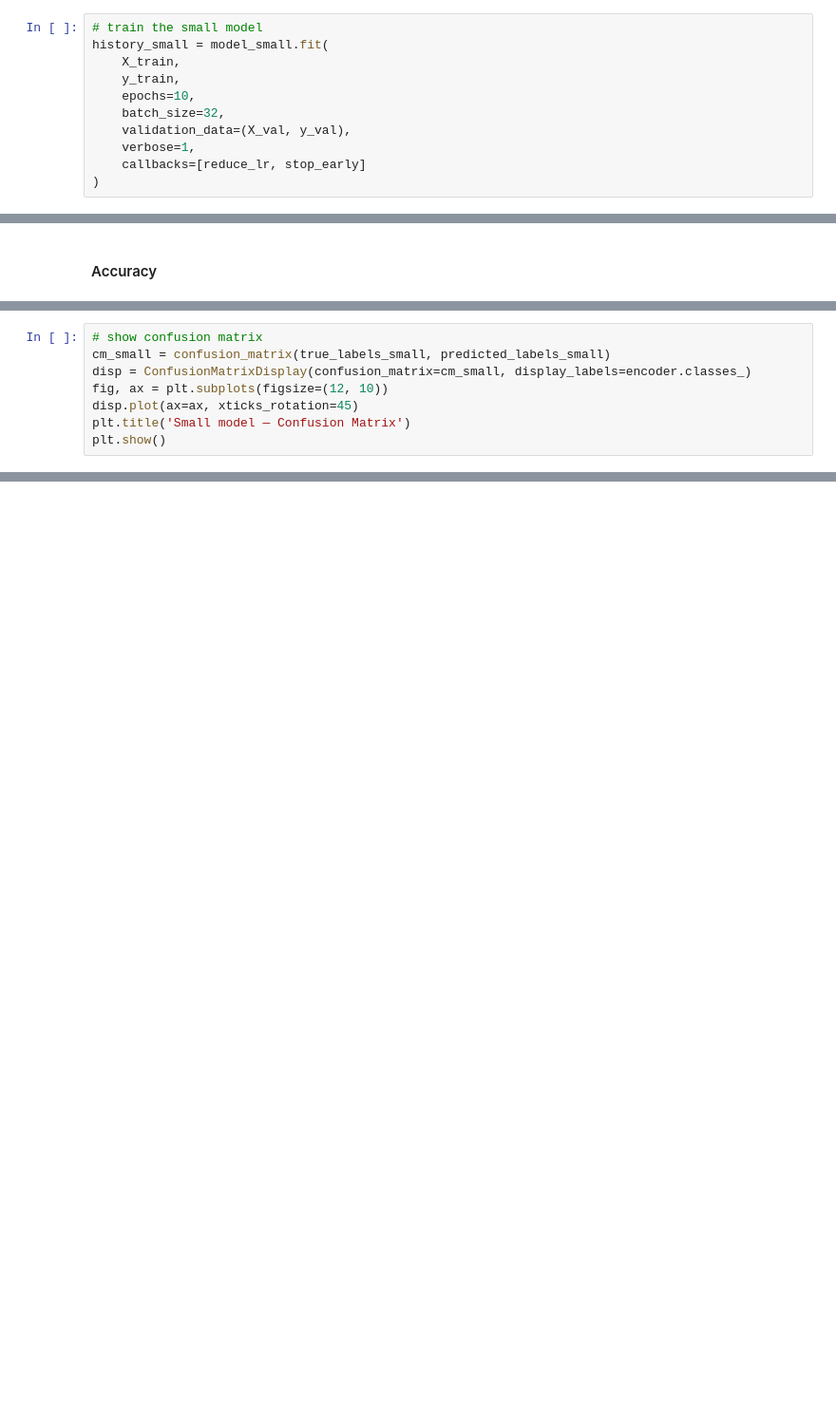
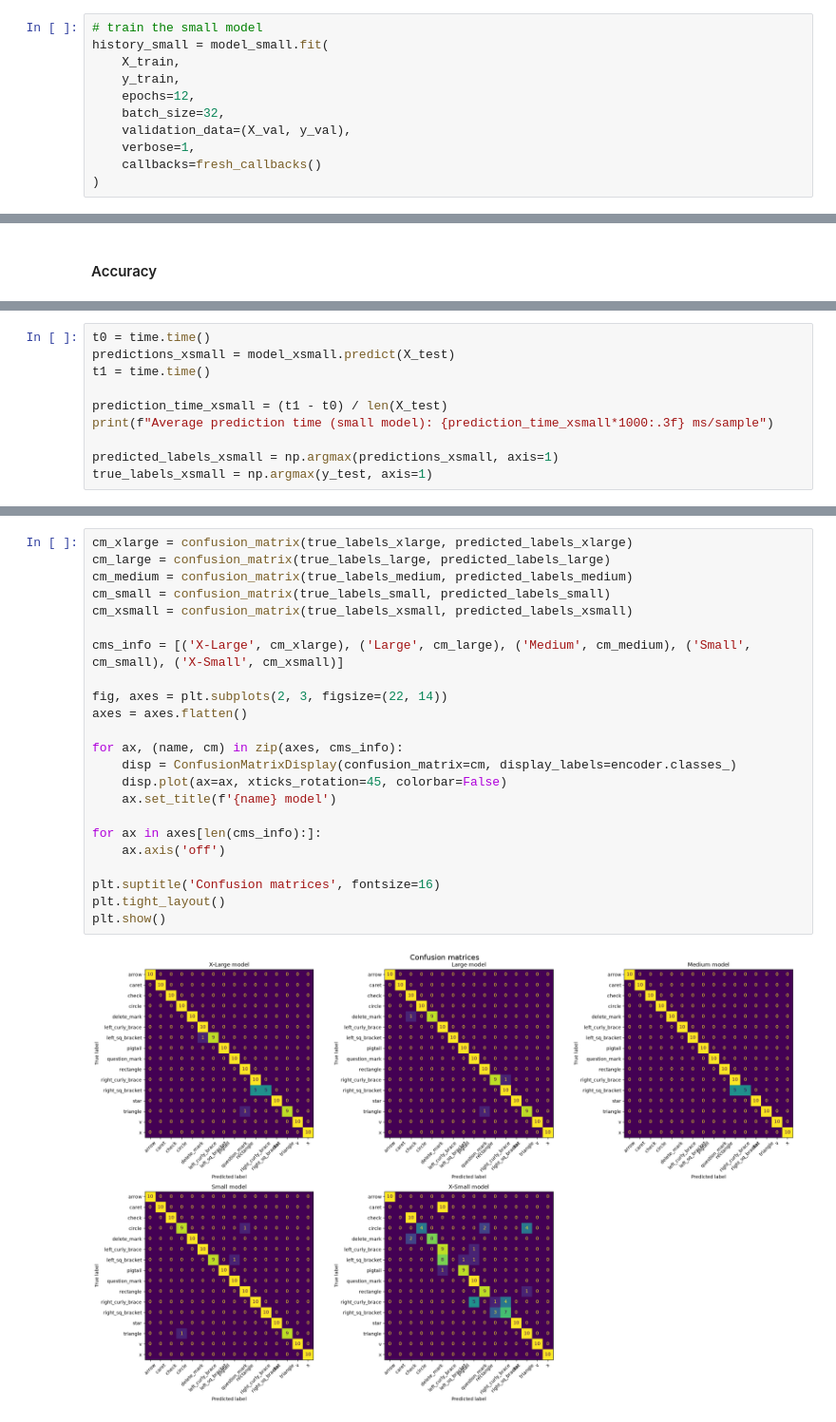
Before and after one commit to ITT-26/assignment-06-gesture-recognition-martinarobyculasso, a Jupyter notebook: task_2/unistroke_gestures.ipynb, the cells around one changed output, grey strips where cells are left out. Shown at 95% size. Drawn from its saved outputs; the diff is of its cells as text; blank space fills up the shorter version.

```diff
--- a/task_2/unistroke_gestures.ipynb
+++ b/task_2/unistroke_gestures.ipynb
@@ -353,10 +437,10 @@ Epoch 3/10
 history_small = model_small.fit(
     X_train,
     y_train,
-    epochs=10,
+    epochs=12,
     batch_size=32,
     validation_data=(X_val, y_val),
     verbose=1,
-    callbacks=[reduce_lr, stop_early]
+    callbacks=fresh_callbacks()
 )
 # %% [output]
@@ -562,8 +619,0 @@ Test accuracy (small model): 0.5625
-# %%
-# show confusion matrix
-cm_small = confusion_matrix(true_labels_small, predicted_labels_small)
-disp = ConfusionMatrixDisplay(confusion_matrix=cm_small, display_labels=encoder.classes_)
-fig, ax = plt.subplots(figsize=(12, 10))
-disp.plot(ax=ax, xticks_rotation=45)
-plt.title('Small model — Confusion Matrix')
-plt.show()
@@ -571,0 +624,10 @@ plt.show()
+# %%
+t0 = time.time()
+predictions_xsmall = model_xsmall.predict(X_test)
+t1 = time.time()
+
+prediction_time_xsmall = (t1 - t0) / len(X_test)
+print(f"Average prediction time (small model): {prediction_time_xsmall*1000:.3f} ms/sample")
+
+predicted_labels_xsmall = np.argmax(predictions_xsmall, axis=1)
+true_labels_xsmall = np.argmax(y_test, axis=1)
@@ -572 +663,26 @@ plt.show()
+# %%
+cm_xlarge = confusion_matrix(true_labels_xlarge, predicted_labels_xlarge)
+cm_large = confusion_matrix(true_labels_large, predicted_labels_large)
+cm_medium = confusion_matrix(true_labels_medium, predicted_labels_medium)
+cm_small = confusion_matrix(true_labels_small, predicted_labels_small)
+cm_xsmall = confusion_matrix(true_labels_xsmall, predicted_labels_xsmall)
+
+cms_info = [('X-Large', cm_xlarge), ('Large', cm_large), ('Medium', cm_medium), ('Small', cm_small), ('X-Small', cm_xsmall)]
+
+fig, axes = plt.subplots(2, 3, figsize=(22, 14))
+axes = axes.flatten()
+
+for ax, (name, cm) in zip(axes, cms_info):
+    disp = ConfusionMatrixDisplay(confusion_matrix=cm, display_labels=encoder.classes_)
+    disp.plot(ax=ax, xticks_rotation=45, colorbar=False)
+    ax.set_title(f'{name} model')
+
+for ax in axes[len(cms_info):]:
+    ax.axis('off')
+
+plt.suptitle('Confusion matrices', fontsize=16)
+plt.tight_layout()
+plt.show()
+# %% [output]
+[figure, added]
 # %% [markdown]
```
Also changed, not shown: parts of 62 cells of this notebook, 8 other files.
